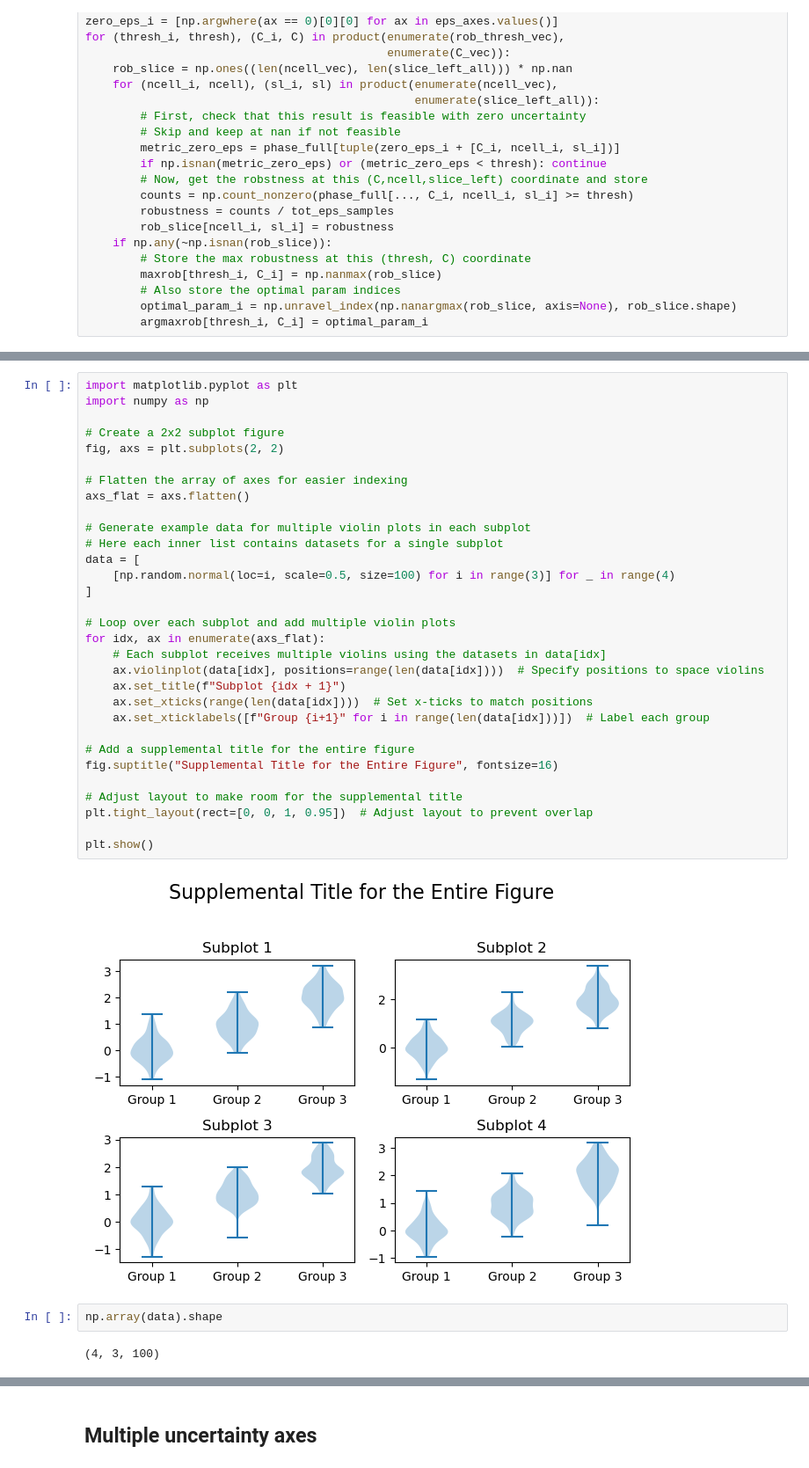
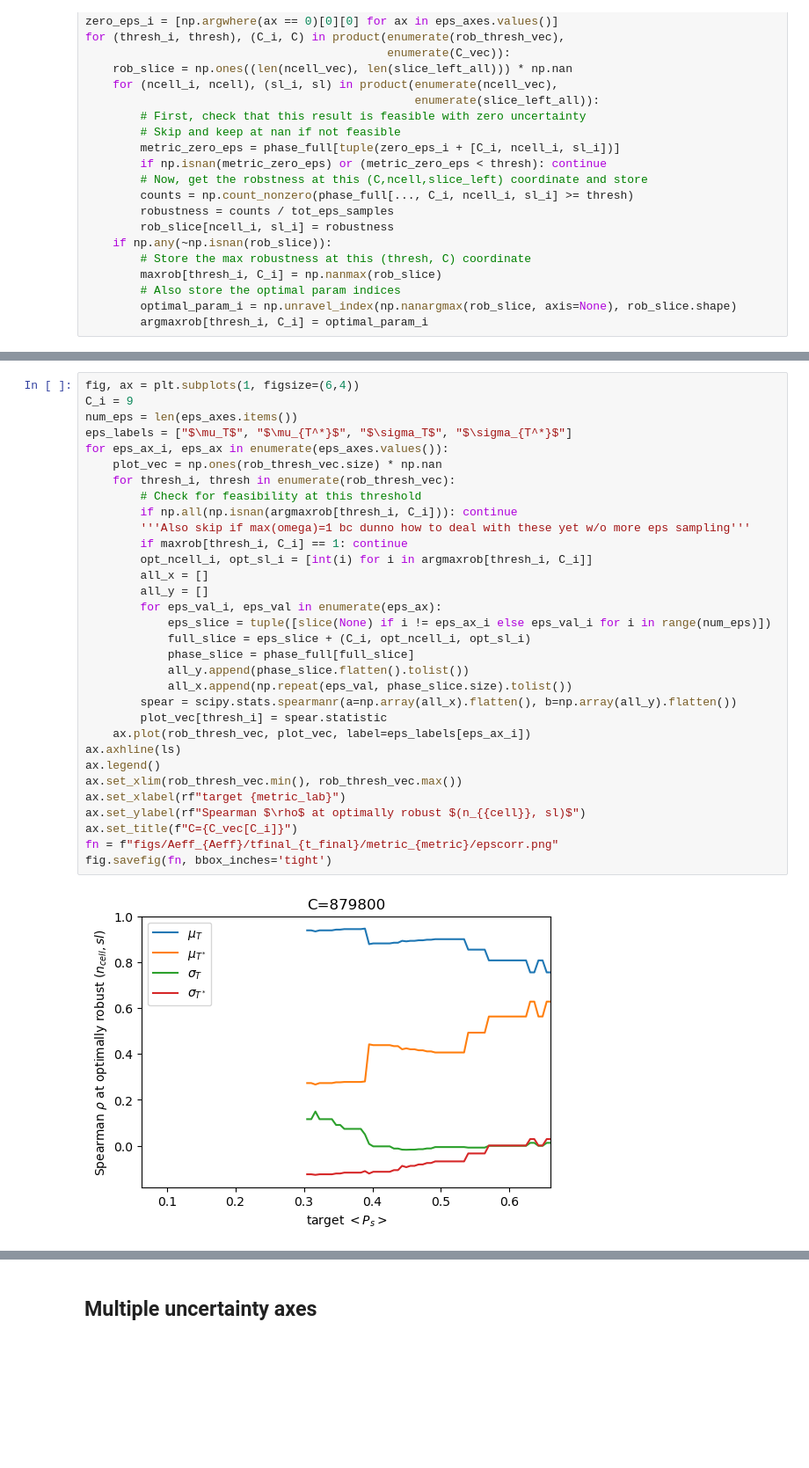
Before and after one commit to patricklawton/TecateCypress, a Jupyter notebook: sensitivity/viz.ipynb, the cells around one changed output, grey strips where cells are left out. Shown at 88% size. Drawn from its saved outputs; the diff is of its cells as text; blank space fills up the shorter version.

Commit message:
Metric spearman correlations with eps axes

```diff
--- a/sensitivity/viz.ipynb
+++ b/sensitivity/viz.ipynb
@@ -120,41 +123,38 @@ Text(0.5, 0, '$<P_s>$ requirement')
 [figure]
-# %%
-import matplotlib.pyplot as plt
-import numpy as np
-
-# Create a 2x2 subplot figure
-fig, axs = plt.subplots(2, 2)
-
-# Flatten the array of axes for easier indexing
-axs_flat = axs.flatten()
-
-# Generate example data for multiple violin plots in each subplot
-# Here each inner list contains datasets for a single subplot
-data = [
-    [np.random.normal(loc=i, scale=0.5, size=100) for i in range(3)] for _ in range(4)
-]
-
-# Loop over each subplot and add multiple violin plots
-for idx, ax in enumerate(axs_flat):
-    # Each subplot receives multiple violins using the datasets in data[idx]
-    ax.violinplot(data[idx], positions=range(len(data[idx])))  # Specify positions to space violins
-    ax.set_title(f"Subplot {idx + 1}")
-    ax.set_xticks(range(len(data[idx])))  # Set x-ticks to match positions
-    ax.set_xticklabels([f"Group {i+1}" for i in range(len(data[idx]))])  # Label each group
-
-# Add a supplemental title for the entire figure
-fig.suptitle("Supplemental Title for the Entire Figure", fontsize=16)
-
-# Adjust layout to make room for the supplemental title
-plt.tight_layout(rect=[0, 0, 1, 0.95])  # Adjust layout to prevent overlap
-
-plt.show()
-# %% [output]
-[figure, removed]
-# %%
-np.array(data).shape
-# %% [output]
-(4, 3, 100)
+# %%
+fig, ax = plt.subplots(1, figsize=(6,4))
+C_i = 9
+num_eps = len(eps_axes.items())
+eps_labels = ["$\mu_T$", "$\mu_{T^*}$", "$\sigma_T$", "$\sigma_{T^*}$"]
+for eps_ax_i, eps_ax in enumerate(eps_axes.values()):
+    plot_vec = np.ones(rob_thresh_vec.size) * np.nan
+    for thresh_i, thresh in enumerate(rob_thresh_vec):
+        # Check for feasibility at this threshold
+        if np.all(np.isnan(argmaxrob[thresh_i, C_i])): continue
+        '''Also skip if max(omega)=1 bc dunno how to deal with these yet w/o more eps sampling'''
+        if maxrob[thresh_i, C_i] == 1: continue
+        opt_ncell_i, opt_sl_i = [int(i) for i in argmaxrob[thresh_i, C_i]]
+        all_x = []
+        all_y = []
+        for eps_val_i, eps_val in enumerate(eps_ax):
+            eps_slice = tuple([slice(None) if i != eps_ax_i else eps_val_i for i in range(num_eps)])
+            full_slice = eps_slice + (C_i, opt_ncell_i, opt_sl_i)
+            phase_slice = phase_full[full_slice]
+            all_y.append(phase_slice.flatten().tolist())
+            all_x.append(np.repeat(eps_val, phase_slice.size).tolist())
+        spear = scipy.stats.spearmanr(a=np.array(all_x).flatten(), b=np.array(all_y).flatten())
+        plot_vec[thresh_i] = spear.statistic
+    ax.plot(rob_thresh_vec, plot_vec, label=eps_labels[eps_ax_i])
+ax.axhline(ls)
+ax.legend()
+ax.set_xlim(rob_thresh_vec.min(), rob_thresh_vec.max())
+ax.set_xlabel(rf"target {metric_lab}")
+ax.set_ylabel(rf"Spearman $\rho$ at optimally robust $(n_{{cell}}, sl)$")
+ax.set_title(f"C={C_vec[C_i]}")
+fn = f"figs/Aeff_{Aeff}/tfinal_{t_final}/metric_{metric}/epscorr.png"
+fig.savefig(fn, bbox_inches='tight')
+# %% [output]
+[figure, added]
 # %%
 def metric_corr_at_optimum(thresh_i, C_i):
     fig, axs = plt.subplots(2, 2, figsize=(10,6))
```
Also changed, not shown: parts of 11 cells of this notebook, 2 other files.
